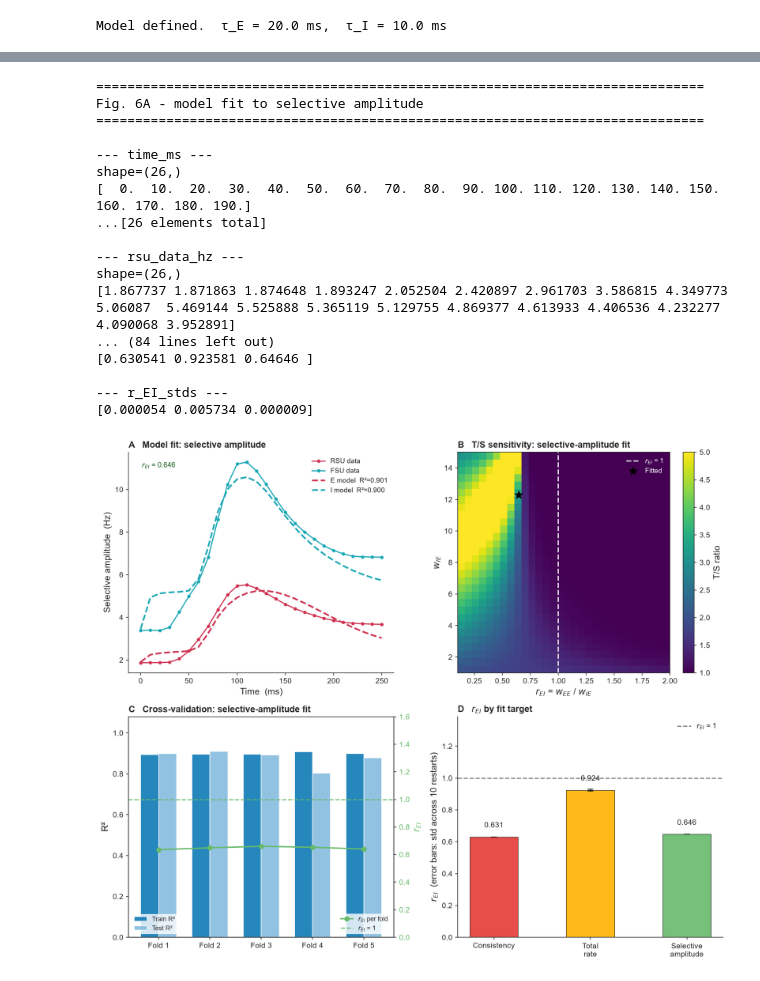
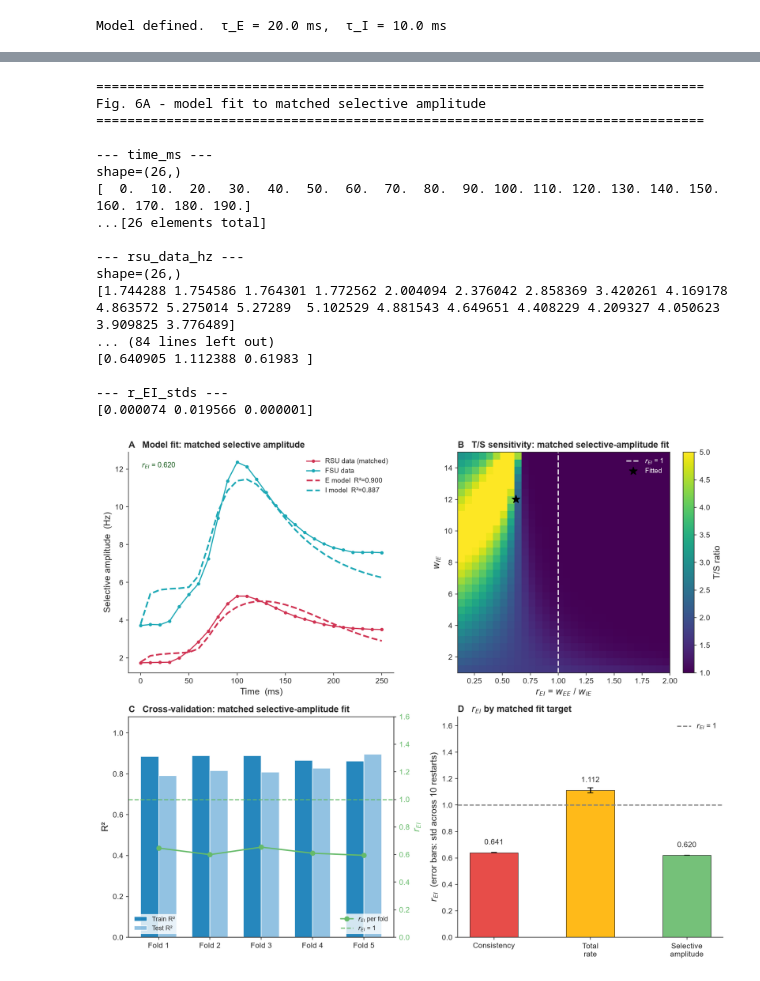
Before and after one commit to Jana-HQ/cross-mouse-v1-rsa, a Jupyter notebook: src/part6_ei_model.ipynb, the cells around one changed output, grey strips where cells are left out. Drawn from its saved outputs; the diff is of its cells as text; code cells hidden in the pictures.

```diff
--- a/src/part6_ei_model.ipynb
+++ b/src/part6_ei_model.ipynb
@@ -442,0 +374,11 @@ r_EI — consistency: 0.631  |  total rate: 0.924  |  selective amplitude: 0.646
+# %%
+fit_consistency_matched = fit_wc_model(mc_rsu_matched,   mc_fsu, rng)
+fit_rate_matched        = fit_wc_model(rate_rsu_matched, rate_fsu, rng)
+fit_sel_matched         = fit_wc_model(sel_rsu_matched,  sel_fsu, rng)
+
+for name, fit in [('Consistency', fit_consistency_matched),
+                   ('Total rate', fit_rate_matched),
+                   ('Selective amplitude', fit_sel_matched)]:
+    print(f'{name:>20s} (matched) — r_EI={fit["r_EI"]:.4f}  '
+          f'R²(RSU)={fit["r2_E"]:.3f}  R²(FSU)={fit["r2_I"]:.3f}  '
+          f'stability={fit["stab"].mean():.3f}±{fit["stab"].std():.3f}')
@@ -451,8 +397,8 @@ r_EI_range = np.linspace(0.1, 2.0, 30)
 w_IE_range = np.linspace(1.0, 15.0, 30)
 ts_grid_sel = np.zeros((len(w_IE_range), len(r_EI_range)))
 
-w_EI_sel, w_II_sel, I_amp_sel = fit_sel['params'][2], fit_sel['params'][3], fit_sel['params'][4]
-t_sel = fit_sel['t']
+w_EI_sel, w_II_sel, I_amp_sel = fit_sel_matched['params'][2], fit_sel_matched['params'][3], fit_sel_matched['params'][4]
+t_sel = fit_sel_matched['t']
 
 for ii, w_IE in enumerate(w_IE_range):
     for jj, r_ei in enumerate(r_EI_range):
@@ -555,26 +509,26 @@ targets, and w_II bound sensitivity.
 # %%
 fig, axes = plt.subplots(2, 2, figsize=(12, 10))
 
-# ── Panel A: model fit to selective amplitude ────────────────────────────────
+# ── Panel A: model fit to matched selective amplitude ────────────────────────
 ax = axes[0, 0]
-ax.plot(fit_sel['t'], fit_sel['data_r'], 'o-', color=COL_RSU, markersize=3.5,
-        linewidth=1.5, label='RSU data')
-ax.plot(fit_sel['t'], fit_sel['data_f'], 'o-', color=COL_FSU, markersize=3.5,
+ax.plot(fit_sel_matched['t'], fit_sel_matched['data_r'], 'o-', color=COL_RSU, markersize=3.5,
+        linewidth=1.5, label='RSU data (matched)')
+ax.plot(fit_sel_matched['t'], fit_sel_matched['data_f'], 'o-', color=COL_FSU, markersize=3.5,
         linewidth=1.5, label='FSU data')
-ax.plot(fit_sel['t'], fit_sel['E_sc'], '--', color=COL_RSU, linewidth=2.2,
-        label=f'E model  R²={fit_sel["r2_E"]:.3f}')
-ax.plot(fit_sel['t'], fit_sel['I_sc'], '--', color=COL_FSU, linewidth=2.2,
-        label=f'I model  R²={fit_sel["r2_I"]:.3f}')
-ax.annotate(f'$r_{{EI}}$ = {fit_sel["r_EI"]:.3f}',
+ax.plot(fit_sel_matched['t'], fit_sel_matched['E_sc'], '--', color=COL_RSU, linewidth=2.2,
+        label=f'E model  R²={fit_sel_matched["r2_E"]:.3f}')
+ax.plot(fit_sel_matched['t'], fit_sel_matched['I_sc'], '--', color=COL_FSU, linewidth=2.2,
+        label=f'I model  R²={fit_sel_matched["r2_I"]:.3f}')
+ax.annotate(f'$r_{{EI}}$ = {fit_sel_matched["r_EI"]:.3f}',
             xy=(0.05, 0.93), xycoords='axes fraction', fontsize=9.5, color=COL_FIT,
             bbox=dict(boxstyle='round,pad=0.3', facecolor='white', alpha=0.8))
 ax.set_xlabel('Time  (ms)')
 ax.set_ylabel('Selective amplitude  (Hz)')
-ax.set_title('A   Model fit: selective amplitude', loc='left', fontweight='bold', pad=6)
+ax.set_title('A   Model fit: matched selective amplitude', loc='left', fontweight='bold', pad=6)
 ax.legend(frameon=False, fontsize=9)
 ax.spines[['top', 'right']].set_visible(False)
 
-# ── Panel B: T/S sensitivity heatmap (selective-amplitude fit) ───────────────
+# ── Panel B: T/S sensitivity heatmap (matched selective-amplitude fit) ───────
 ax = axes[0, 1]
 im = ax.imshow(ts_grid_sel, origin='lower', aspect='auto',
                extent=[r_EI_range[0], r_EI_range[-1],
@@ -582,16 +536,16 @@ im = ax.imshow(ts_grid_sel, origin='lower', aspect='auto',
                cmap='viridis', vmin=1, vmax=5)
 ax.axvline(1.0, color='white', linestyle='--', linewidth=1.8, alpha=0.85,
            label='$r_{EI}$ = 1')
-ax.scatter([fit_sel['params'][0]], [fit_sel['params'][1]], color='black', s=120,
+ax.scatter([fit_sel_matched['params'][0]], [fit_sel_matched['params'][1]], color='black', s=120,
            zorder=5, marker='*', label='Fitted')
 plt.colorbar(im, ax=ax, label='T/S ratio')
 ax.set_xlabel('$r_{EI}$ = $w_{EE}$ / $w_{IE}$')
 ax.set_ylabel('$w_{IE}$')
-ax.set_title('B   T/S sensitivity: selective-amplitude fit', loc='left',
+ax.set_title('B   T/S sensitivity: matched selective-amplitude fit', loc='left',
              fontweight='bold', pad=6)
 ax.legend(frameon=False, fontsize=9, labelcolor='white')
 
-# ── Panel C: cross-validation (selective-amplitude fit) ──────────────────────
+# ── Panel C: cross-validation (matched selective-amplitude fit) ─────────────
 ax  = axes[1, 0]
 ax2 = ax.twinx()
 x   = np.arange(1, N_FOLDS + 1)
@@ -618,15 +572,15 @@ leg2 = ax2.legend(frameon=True, fontsize=8.5, loc='lower right')
 leg2.get_frame().set_facecolor('white')
 leg2.get_frame().set_alpha(0.8)
 leg2.get_frame().set_edgecolor('none')
-ax.set_title('C   Cross-validation: selective-amplitude fit', loc='left',
+ax.set_title('C   Cross-validation: matched selective-amplitude fit', loc='left',
              fontweight='bold', pad=6)
 ax.spines['top'].set_visible(False)
 
-# ── Panel D: r_EI across fit targets ─────────────────────────────────────────
+# ── Panel D: r_EI across matched fit targets ─────────────────────────────────
 ax = axes[1, 1]
 labels_cmp = ['Consistency', 'Total\nrate', 'Selective\namplitude']
-vals_cmp   = [r_EI_fit, fit_rate['r_EI'], fit_sel['r_EI']]
-errs_cmp   = [stab_r_EI.std(), fit_rate['stab'].std(), fit_sel['stab'].std()]
+vals_cmp   = [fit_consistency_matched['r_EI'], fit_rate_matched['r_EI'], fit_sel_matched['r_EI']]
+errs_cmp   = [fit_consistency_matched['stab'].std(), fit_rate_matched['stab'].std(), fit_sel_matched['stab'].std()]
 cols_cmp   = [COL_TARGET_CONSISTENCY, COL_TARGET_TOTAL_RATE, COL_TARGET_SELECTIVE]
 bars = ax.bar(labels_cmp, vals_cmp, yerr=errs_cmp, capsize=4,
               color=cols_cmp, alpha=0.9, width=0.5, edgecolor='black', linewidth=0.6)
@@ -636,52 +590,52 @@ for bar, v in zip(bars, vals_cmp):
 ax.axhline(1.0, color='gray', linestyle='--', linewidth=1.5, label='$r_{EI}$ = 1')
 ax.set_ylabel('$r_{EI}$  (error bars: std across 10 restarts)')
 ax.set_ylim(0, max(vals_cmp) * 1.5)
-ax.set_title('D   $r_{EI}$ by fit target', loc='left', fontweight='bold', pad=6)
+ax.set_title('D   $r_{EI}$ by matched fit target', loc='left', fontweight='bold', pad=6)
 ax.legend(frameon=False)
 ax.spines[['top', 'right']].set_visible(False)
 
 print_figure_data(
-    "Fig. 6A - model fit to selective amplitude",
-    time_ms=fit_sel['t'], rsu_data_hz=fit_sel['data_r'], fsu_data_hz=fit_sel['data_f'],
-    e_model_fit_hz=fit_sel['E_sc'], i_model_fit_hz=fit_sel['I_sc'],
-    r_EI_fit=fit_sel['r_EI'], r2_rsu=fit_sel['r2_E'], r2_fsu=fit_sel['r2_I'],
+    "Fig. 6A - model fit to matched selective amplitude",
+    time_ms=fit_sel_matched['t'], rsu_data_hz=fit_sel_matched['data_r'], fsu_data_hz=fit_sel_matched['data_f'],
+    e_model_fit_hz=fit_sel_matched['E_sc'], i_model_fit_hz=fit_sel_matched['I_sc'],
+    r_EI_fit=fit_sel_matched['r_EI'], r2_rsu=fit_sel_matched['r2_E'], r2_fsu=fit_sel_matched['r2_I'],
 )
 print_figure_data(
-    "Fig. 6B - T/S sensitivity heatmap, selective-amplitude fit",
+    "Fig. 6B - T/S sensitivity heatmap, matched selective-amplitude fit",
     r_EI_range=r_EI_range, w_IE_range=w_IE_range, ts_ratio_grid=ts_grid_sel,
-    fitted_r_EI=fit_sel['params'][0], fitted_w_IE=fit_sel['params'][1],
+    fitted_r_EI=fit_sel_matched['params'][0], fitted_w_IE=fit_sel_matched['params'][1],
 )
 print_figure_data(
-    "Fig. 6C - cross-validation, selective-amplitude fit",
+    "Fig. 6C - cross-validation, matched selective-amplitude fit",
     fold_number=x, train_r2_per_fold=df_cv_sel['r2_train'].to_numpy(),
     test_r2_per_fold=df_cv_sel['r2_test'].to_numpy(),
     r_EI_per_fold=df_cv_sel['r_EI'].to_numpy(),
     mean_r_EI=df_cv_sel['r_EI'].mean(), std_r_EI=df_cv_sel['r_EI'].std(),
 )
 print_figure_data(
-    "Fig. 6D - r_EI by fit target",
+    "Fig. 6D - r_EI by matched fit target",
     labels=labels_cmp, r_EI_values=np.array(vals_cmp), r_EI_stds=np.array(errs_cmp),
 )
 
 plt.tight_layout()
 plt.savefig(FIGURES_DIR / 'fig6_ei_model.png', bbox_inches='tight')
 plt.show()
 # %% [output]
 ==============================================================================
-Fig. 6A - model fit to selective amplitude
+Fig. 6A - model fit to matched selective amplitude
 ==============================================================================
 
 --- time_ms ---
 shape=(26,)
 [  0.  10.  20.  30.  40.  50.  60.  70.  80.  90. 100. 110. 120. 130. 140. 150. 160. 170. 180. 190.]
 ...[26 elements total]
 
 --- rsu_data_hz ---
 shape=(26,)
-[1.867737 1.871863 1.874648 1.893247 2.052504 2.420897 2.961703 3.586815 4.349773 5.06087  5.469144 5.525888 5.365119 5.129755 4.869377 4.613933 4.406536 4.232277 4.090068 3.952891]
+[1.744288 1.754586 1.764301 1.772562 2.004094 2.376042 2.858369 3.420261 4.169178 4.863572 5.275014 5.27289  5.102529 4.881543 4.649651 4.408229 4.209327 4.050623 3.909825 3.776489]
 ... (84 lines left out)
-[0.630541 0.923581 0.64646 ]
+[0.640905 1.112388 0.61983 ]
 
 --- r_EI_stds ---
-[0.000054 0.005734 0.000009]
+[0.000074 0.019566 0.000001]
-[figure, old version]
+[figure, new version]
```
Also changed, not shown: parts of 23 cells of this notebook, 9 other files.
